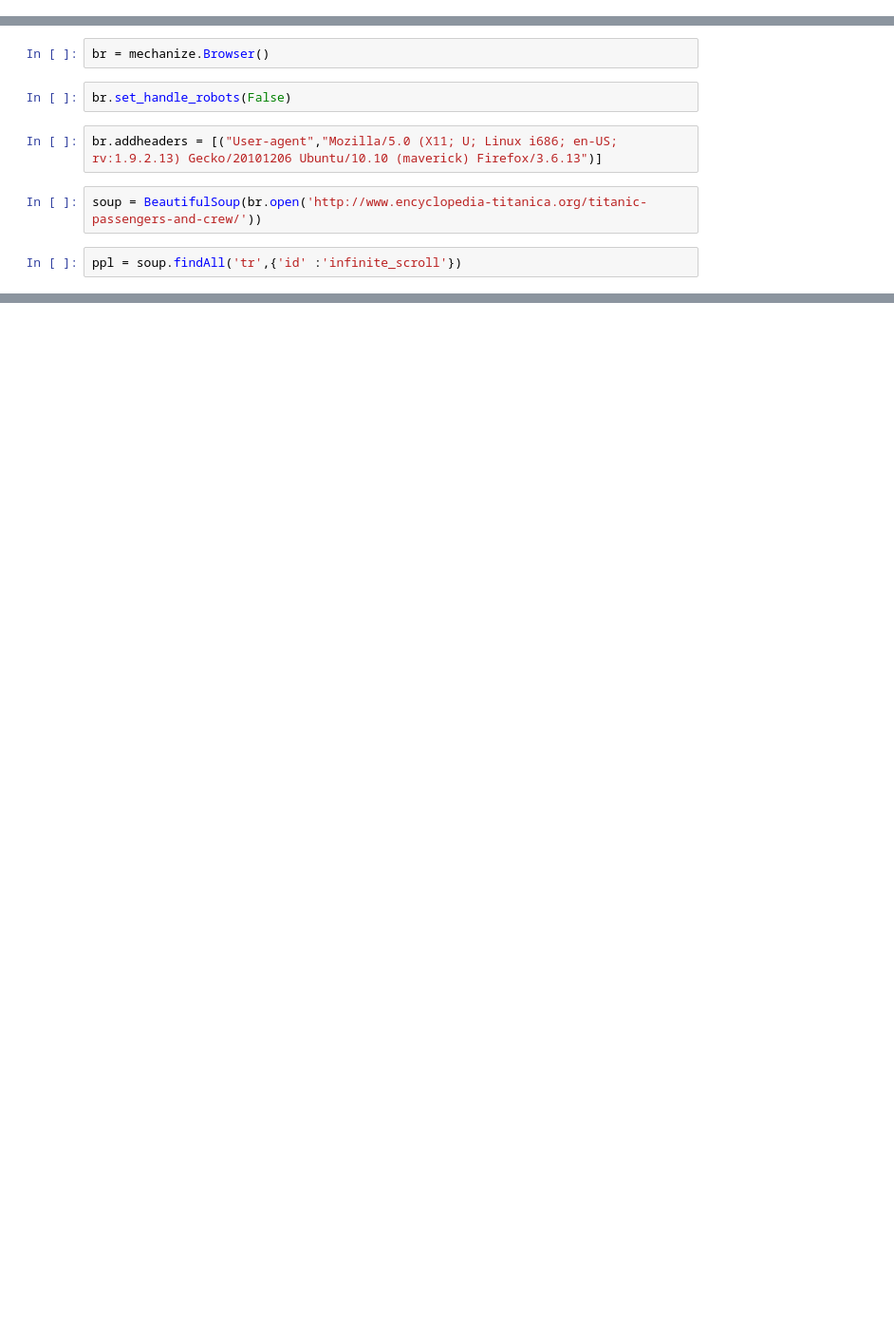
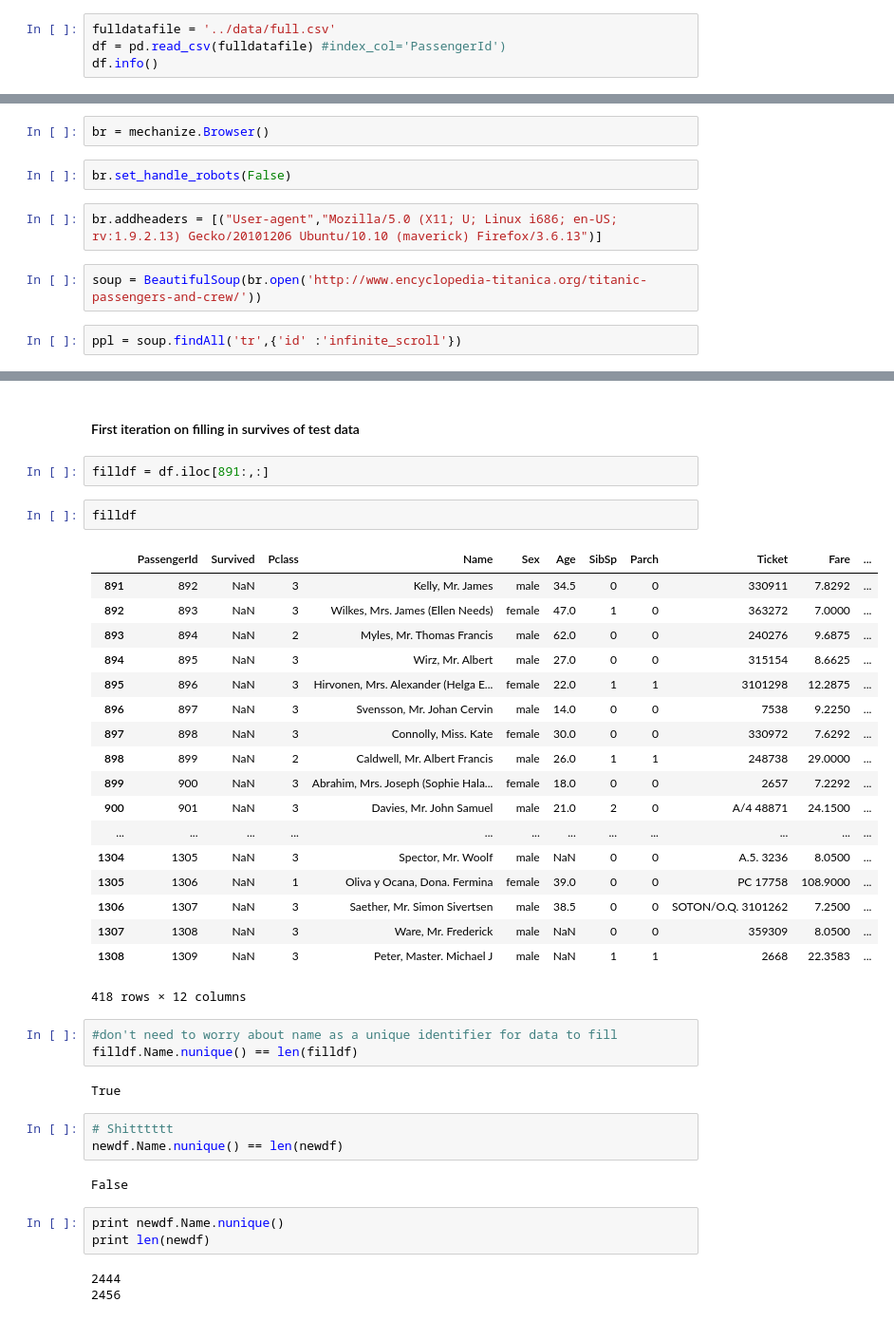
Before and after one commit to domspad/titanic_challenge, a Jupyter notebook: ipynbs/scraping_full_dataset.ipynb, the cells around one changed output, grey strips where cells are left out. Shown at 95% size. Saved outputs shown, nothing was run; the diff lists cells and outputs as text; blank space fills up the shorter version.

Commit message:
struggle city with trying to merge the scraped data...

```diff
--- a/ipynbs/scraping_full_dataset.ipynb
+++ b/ipynbs/scraping_full_dataset.ipynb
@@ -4,3 +11,7 @@
 import mechanize
 from bs4 import BeautifulSoup
 import pandas as pd
+# %%
+fulldatafile = '../data/full.csv'
+df = pd.read_csv(fulldatafile) #index_col='PassengerId')
+df.info()
@@ -38,0 +78,41 @@ ZIMMERMANN, Mr Leo
+# %% [markdown]
+#### First iteration on filling in survives of test data
+# %%
+filldf = df.iloc[891:,:]
+# %%
+filldf
+# %% [output]
+|  | PassengerId | Survived | Pclass | Name | Sex | Age | SibSp | Parch | Ticket | Fare | ... |
+| 891 | 892 | NaN | 3 | Kelly, Mr. James | male | 34.5 | 0 | 0 | 330911 | 7.8292 | ... |
+| 892 | 893 | NaN | 3 | Wilkes, Mrs. James (Ellen Needs) | female | 47.0 | 1 | 0 | 363272 | 7.0000 | ... |
+| 893 | 894 | NaN | 2 | Myles, Mr. Thomas Francis | male | 62.0 | 0 | 0 | 240276 | 9.6875 | ... |
+| 894 | 895 | NaN | 3 | Wirz, Mr. Albert | male | 27.0 | 0 | 0 | 315154 | 8.6625 | ... |
+| 895 | 896 | NaN | 3 | Hirvonen, Mrs. Alexander (Helga E... | female | 22.0 | 1 | 1 | 3101298 | 12.2875 | ... |
+| 896 | 897 | NaN | 3 | Svensson, Mr. Johan Cervin | male | 14.0 | 0 | 0 | 7538 | 9.2250 | ... |
+| 897 | 898 | NaN | 3 | Connolly, Miss. Kate | female | 30.0 | 0 | 0 | 330972 | 7.6292 | ... |
+| 898 | 899 | NaN | 2 | Caldwell, Mr. Albert Francis | male | 26.0 | 1 | 1 | 248738 | 29.0000 | ... |
+| 899 | 900 | NaN | 3 | Abrahim, Mrs. Joseph (Sophie Hala... | female | 18.0 | 0 | 0 | 2657 | 7.2292 | ... |
+| 900 | 901 | NaN | 3 | Davies, Mr. John Samuel | male | 21.0 | 2 | 0 | A/4 48871 | 24.1500 | ... |
+| ... | ... | ... | ... | ... | ... | ... | ... | ... | ... | ... | ... |
+| 1304 | 1305 | NaN | 3 | Spector, Mr. Woolf | male | NaN | 0 | 0 | A.5. 3236 | 8.0500 | ... |
+| 1305 | 1306 | NaN | 1 | Oliva y Ocana, Dona. Fermina | female | 39.0 | 0 | 0 | PC 17758 | 108.9000 | ... |
+| 1306 | 1307 | NaN | 3 | Saether, Mr. Simon Sivertsen | male | 38.5 | 0 | 0 | SOTON/O.Q. 3101262 | 7.2500 | ... |
+| 1307 | 1308 | NaN | 3 | Ware, Mr. Frederick | male | NaN | 0 | 0 | 359309 | 8.0500 | ... |
+| 1308 | 1309 | NaN | 3 | Peter, Master. Michael J | male | NaN | 1 | 1 | 2668 | 22.3583 | ... |
+418 rows × 12 columns
+# %%
+#don't need to worry about name as a unique identifier for data to fill
+filldf.Name.nunique() == len(filldf)
+# %% [output]
+True
+# %%
+# Shitttttt
+newdf.Name.nunique() == len(newdf)
+# %% [output]
+False
+# %%
+print newdf.Name.nunique()
+print len(newdf)
+# %% [output]
+2444
+2456
```
Also changed, not shown: parts of 22 cells of this notebook.
